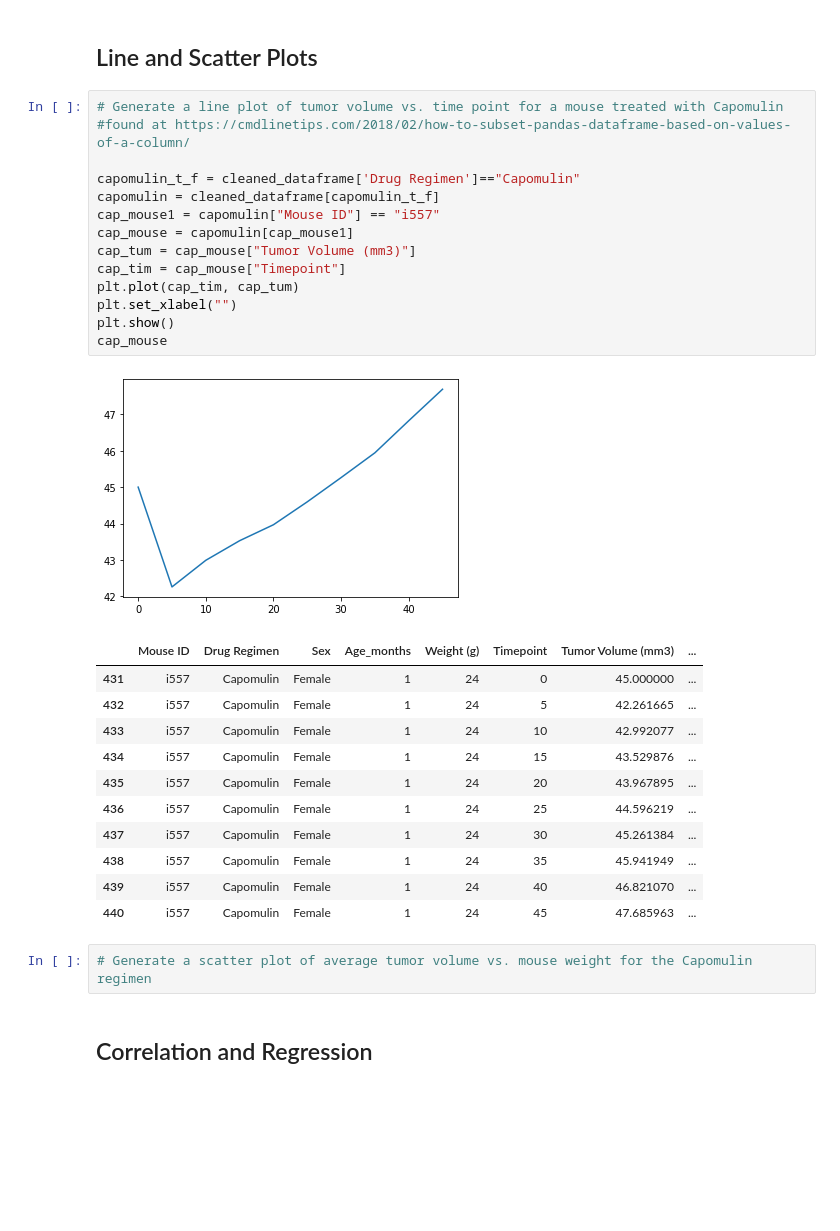
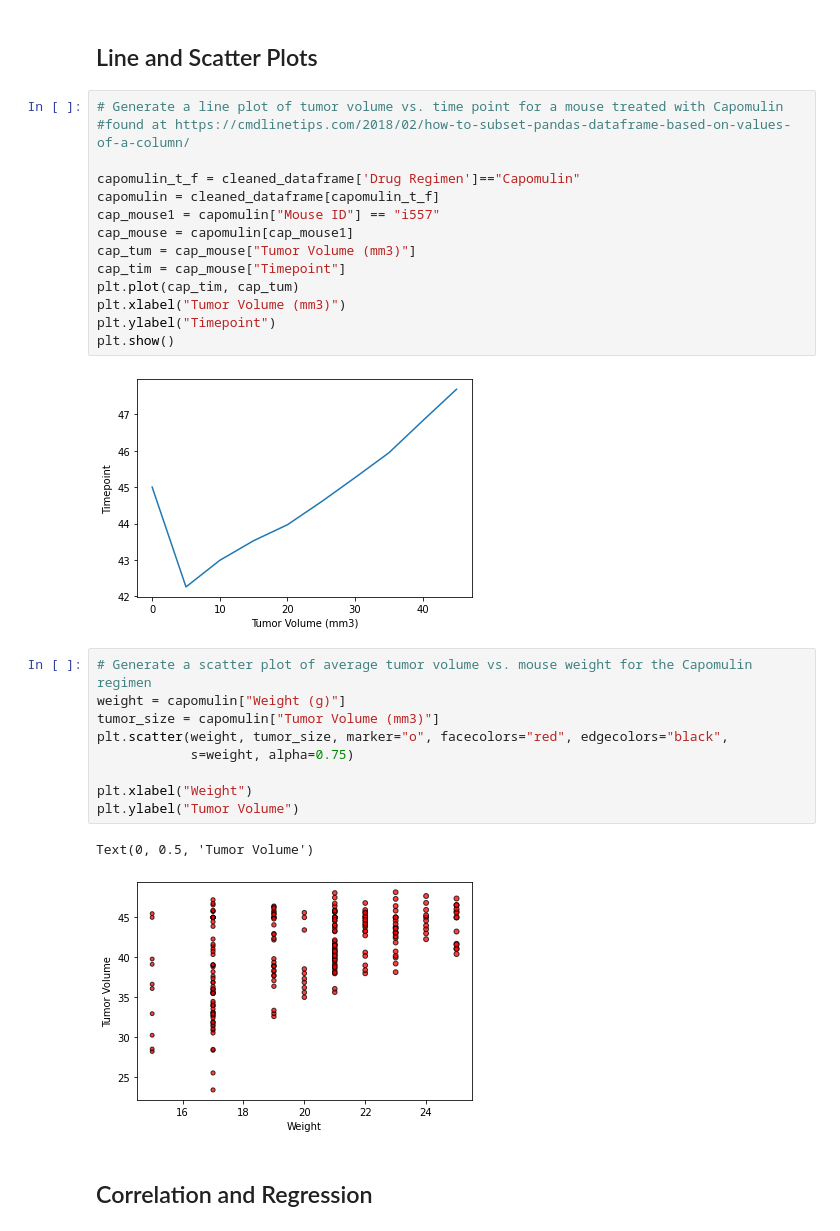
Before and after one commit to kieranmcaleer/matplotlib-challenge, a Jupyter notebook: Pymaceuticals/pymaceuticals_starter.ipynb, the cells around one changed output. Drawn from its saved outputs; the diff is of its cells as text; blank space fills up the shorter version.

Commit message:
Finished dot plot

```diff
--- a/Pymaceuticals/pymaceuticals_starter.ipynb
+++ b/Pymaceuticals/pymaceuticals_starter.ipynb
@@ -252,32 +252,31 @@ plt.show()
 # %%
 # Generate a line plot of tumor volume vs. time point for a mouse treated with Capomulin
 #found at https://cmdlinetips.com/2018/02/how-to-subset-pandas-dataframe-based-on-values-of-a-column/
 
 capomulin_t_f = cleaned_dataframe['Drug Regimen']=="Capomulin"
 capomulin = cleaned_dataframe[capomulin_t_f]
 cap_mouse1 = capomulin["Mouse ID"] == "i557"
 cap_mouse = capomulin[cap_mouse1]
 cap_tum = cap_mouse["Tumor Volume (mm3)"]
 cap_tim = cap_mouse["Timepoint"]
 plt.plot(cap_tim, cap_tum)
-plt.set_xlabel("")
+plt.xlabel("Tumor Volume (mm3)")
+plt.ylabel("Timepoint")
 plt.show()
-cap_mouse
 # %% [output]
-[figure, old version]
+[figure, new version]
-|  | Mouse ID | Drug Regimen | Sex | Age_months | Weight (g) | Timepoint | Tumor Volume (mm3) | ... |
-| 431 | i557 | Capomulin | Female | 1 | 24 | 0 | 45.000000 | ... |
-| 432 | i557 | Capomulin | Female | 1 | 24 | 5 | 42.261665 | ... |
-| 433 | i557 | Capomulin | Female | 1 | 24 | 10 | 42.992077 | ... |
-| 434 | i557 | Capomulin | Female | 1 | 24 | 15 | 43.529876 | ... |
-| 435 | i557 | Capomulin | Female | 1 | 24 | 20 | 43.967895 | ... |
-| 436 | i557 | Capomulin | Female | 1 | 24 | 25 | 44.596219 | ... |
-| 437 | i557 | Capomulin | Female | 1 | 24 | 30 | 45.261384 | ... |
-| 438 | i557 | Capomulin | Female | 1 | 24 | 35 | 45.941949 | ... |
-| 439 | i557 | Capomulin | Female | 1 | 24 | 40 | 46.821070 | ... |
-| 440 | i557 | Capomulin | Female | 1 | 24 | 45 | 47.685963 | ... |
 # %%
 # Generate a scatter plot of average tumor volume vs. mouse weight for the Capomulin regimen
+weight = capomulin["Weight (g)"]
+tumor_size = capomulin["Tumor Volume (mm3)"]
+plt.scatter(weight, tumor_size, marker="o", facecolors="red", edgecolors="black",
+            s=weight, alpha=0.75)
+
+plt.xlabel("Weight")
+plt.ylabel("Tumor Volume")
+# %% [output]
+Text(0, 0.5, 'Tumor Volume')
+[figure, added]
 # %% [markdown]
 ## Correlation and Regression
 # %%
```
